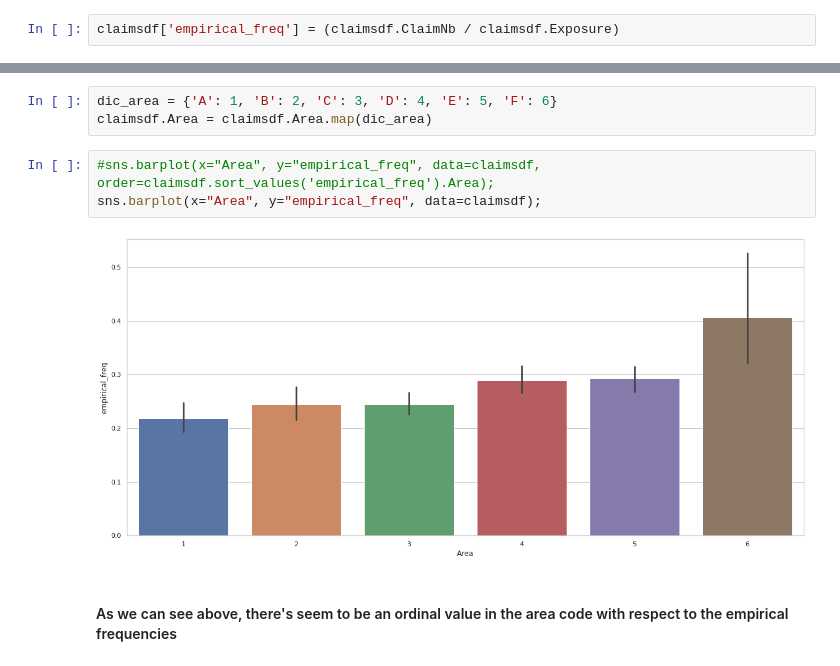
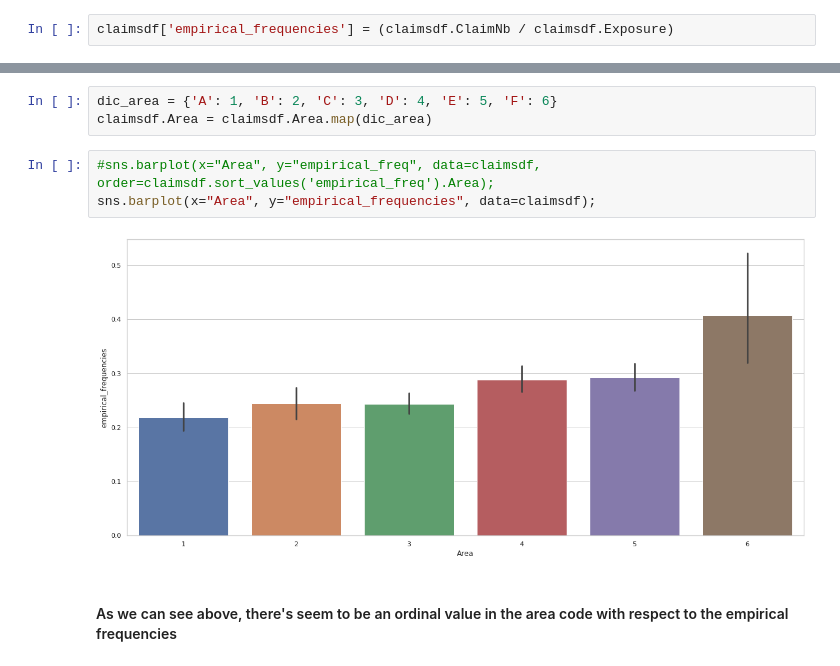
Before and after one commit to JulianTrufero/Claims-Frequency-Predicitons, a Jupyter notebook: claims_data.ipynb, the cells around one changed output, grey strips where cells are left out. Saved outputs shown, nothing was run; the diff lists cells and outputs as text.

```diff
--- a/claims_data.ipynb
+++ b/claims_data.ipynb
@@ -44,7 +45,7 @@ Density         int64
 Region         object
 dtype: object
 # %%
-claimsdf['empirical_freq'] = (claimsdf.ClaimNb / claimsdf.Exposure)
+claimsdf['empirical_frequencies'] = (claimsdf.ClaimNb / claimsdf.Exposure)
 # %% [markdown]
 ### ClaimNb (Claims counts)
 # %% [markdown]
@@ -141,9 +142,9 @@ dic_area = {'A': 1, 'B': 2, 'C': 3, 'D': 4, 'E': 5, 'F': 6}
 claimsdf.Area = claimsdf.Area.map(dic_area)
 # %%
 #sns.barplot(x="Area", y="empirical_freq", data=claimsdf, order=claimsdf.sort_values('empirical_freq').Area);
-sns.barplot(x="Area", y="empirical_freq", data=claimsdf);
+sns.barplot(x="Area", y="empirical_frequencies", data=claimsdf);
 # %% [output]
-[figure, old version]
+[figure, new version]
 # %% [markdown]
 #### As we can see above, there's seem to be an ordinal value in the area code with respect to the empirical frequencies
 # %% [markdown]
```
Also changed, not shown: parts of 2 cells of this notebook, 1 other file.
